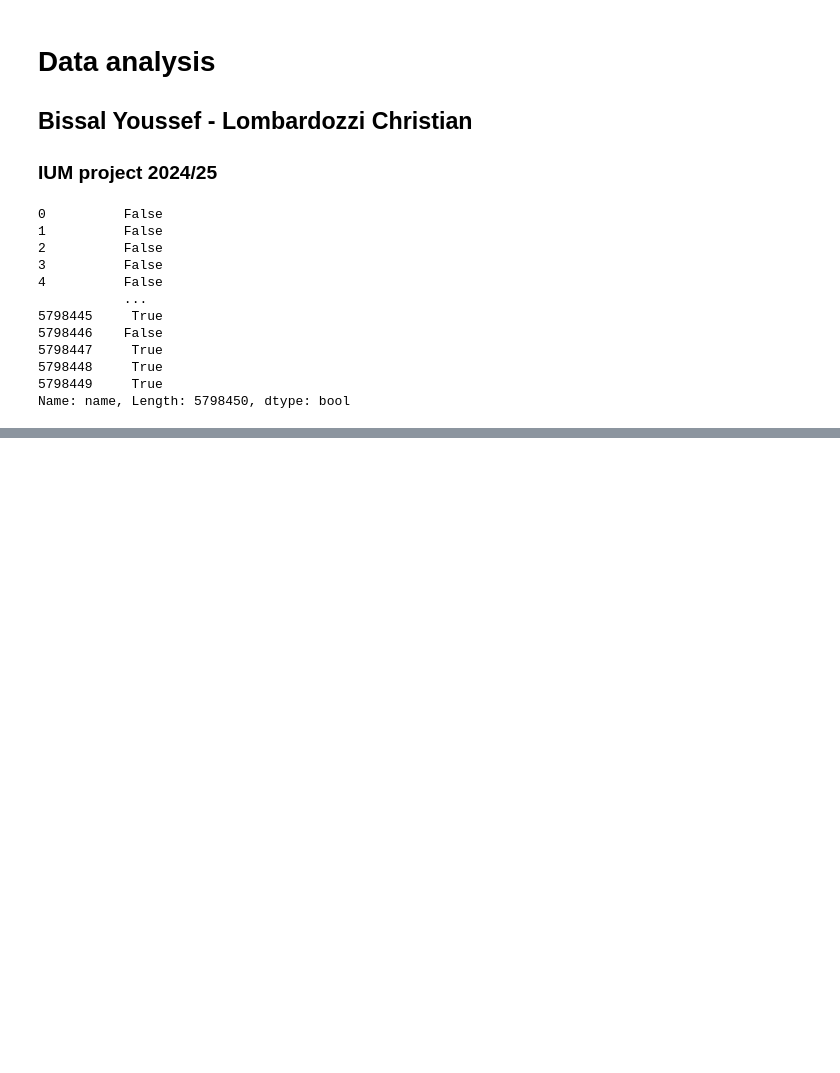
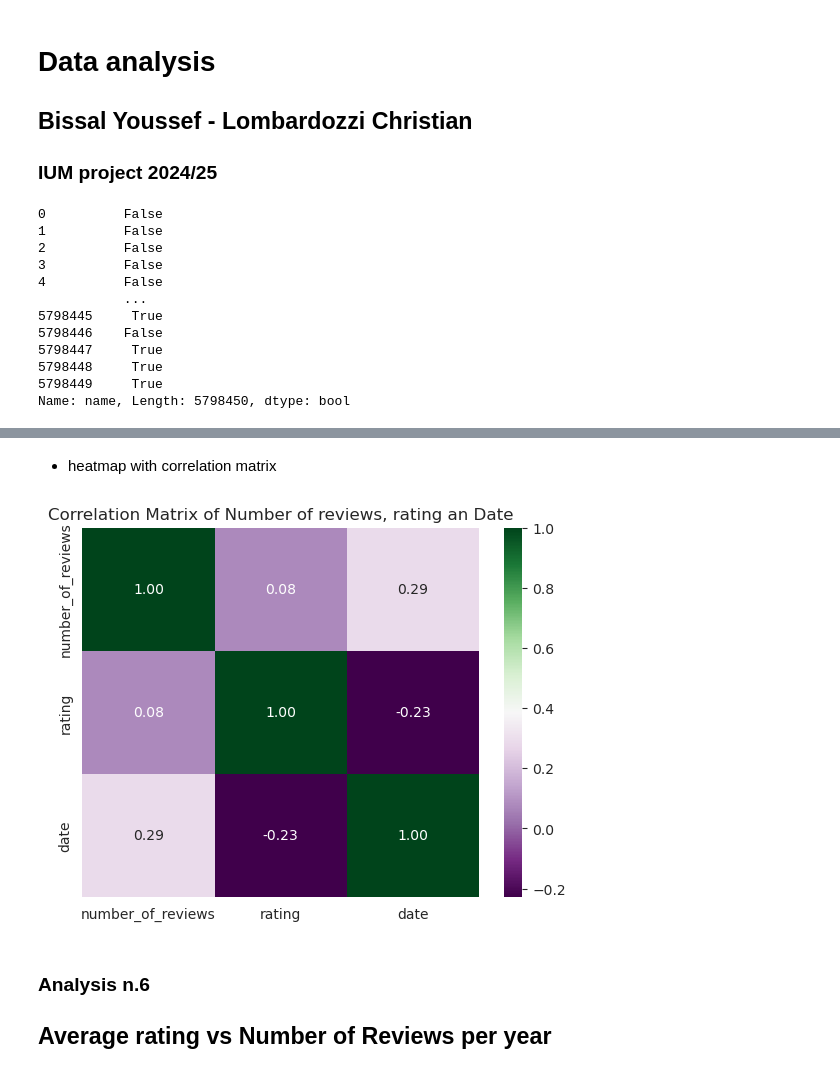
Before and after one commit to LudwingKun/IUM_TWEB_Bissal_Lombardozzi, a Jupyter notebook: MainDirectory/DataAnalisis_IUM/notebook/sample.ipynb, the cells around one changed output, grey strips where cells are left out. Drawn from its saved outputs; the diff is of its cells as text; code cells hidden in the pictures; blank space fills up the shorter version.

```diff
--- a/MainDirectory/DataAnalisis_IUM/notebook/sample.ipynb
+++ b/MainDirectory/DataAnalisis_IUM/notebook/sample.ipynb
@@ -167,0 +228,3 @@ plt.show()
+# %%
+df_nodup_movies = df_movies[['id', 'date', 'name', 'rating']]
+df_nodup_movies = df_nodup_movies[~df_nodup_movies['name'].duplicated(keep=False)]
@@ -167,0 +233,4 @@ plt.show()
+# %%
+df_grouped_reviews = df_reviews.groupby(['rotten_tomatoes_link','movie_title'])['review_date'].count().reset_index()
+df_grouped_reviews.rename(columns={'movie_title':'name', 'review_date':'number_of_reviews'}, inplace=True)
+df_grouped_reviews.head()
@@ -167,0 +246,5 @@ plt.show()
+# %%
+df_merged_reviews_movies = df_grouped_reviews.merge(df_nodup_movies, on='name', how='left')
+print("shape[0]", df_merged_reviews_movies.shape[0])
+print("number of nulll: ", df_merged_reviews_movies['rating'].isna().sum())
+df_merged_reviews_movies.head(15)
@@ -167,0 +272,3 @@ plt.show()
+# %%
+df_merged_reviews_movies = df_merged_reviews_movies.dropna(subset=['rating'],  how='any')
+df_merged_reviews_movies.head()
@@ -167,0 +282,12 @@ plt.show()
+# %% [markdown]
+- heatmap with correlation matrix
+# %%
+correlation_matrix = df_merged_reviews_movies[['number_of_reviews','rating', 'date']].corr()
+sns.heatmap(correlation_matrix, annot=True, cmap= 'PRGn', fmt='.2f')
+plt.title('Correlation Matrix of Number of reviews, rating an Date')
+plt.show()
+# %% [output]
+[figure, added]
+# %% [markdown]
+### Analysis n.6
+## Average rating vs Number of Reviews per year
```
Also changed, not shown: parts of 32 cells of this notebook.
